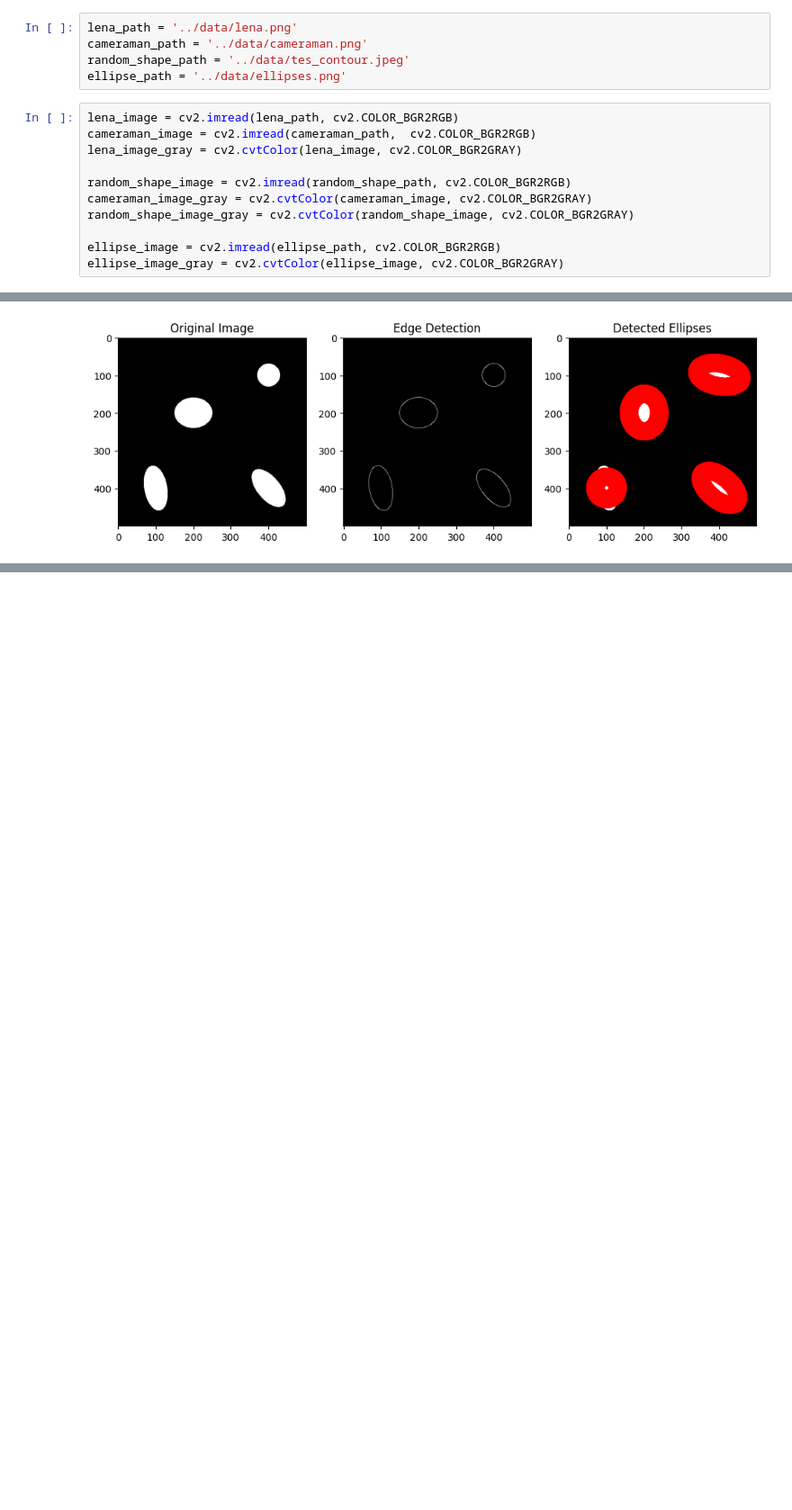
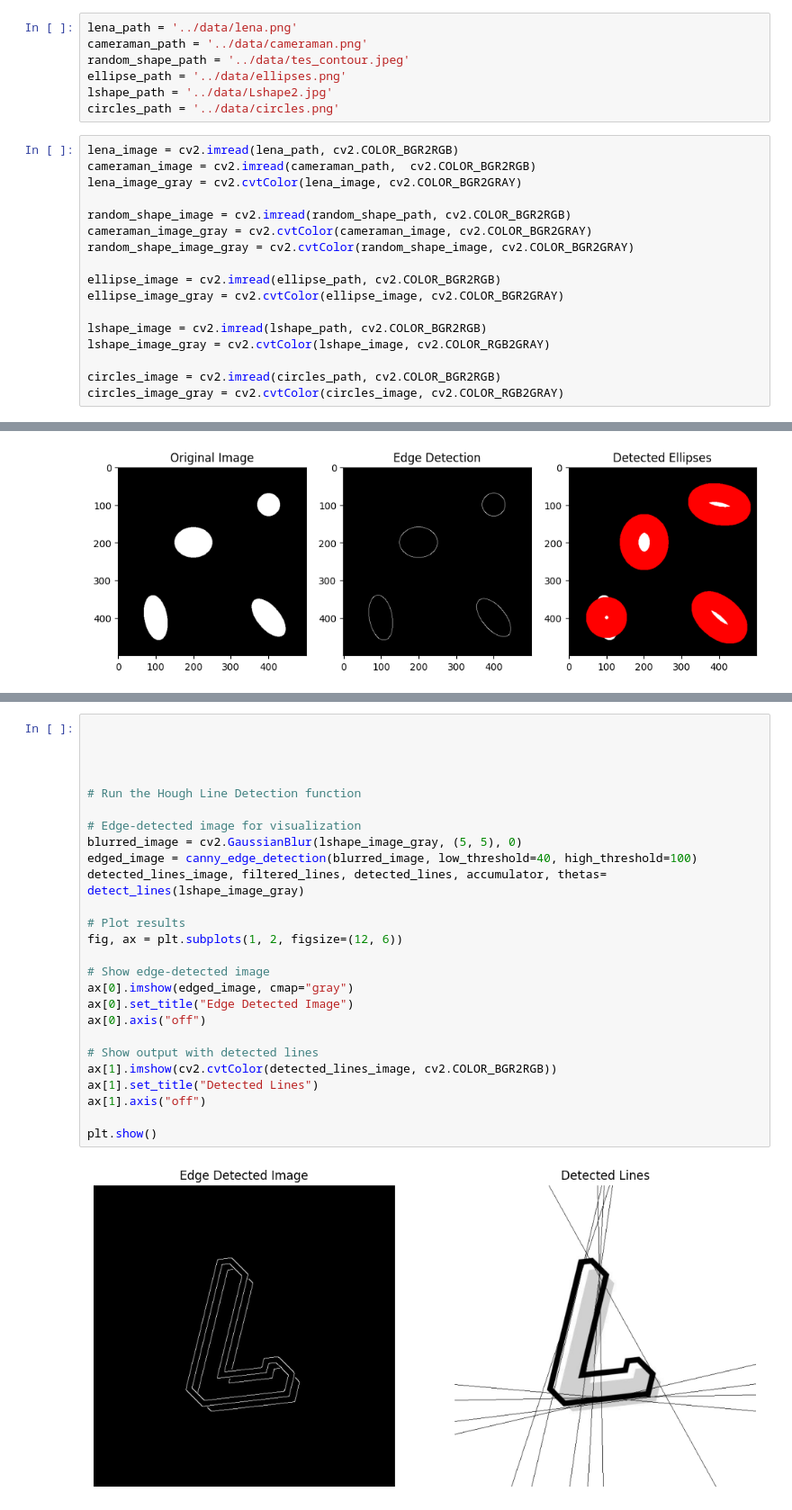
Before and after one commit to RawanAhmed444/VisionCraft-Interactive-Image-Processing-App, a Jupyter notebook: pyQt/src/testing_processors.ipynb, the cells around one changed output, grey strips where cells are left out. Shown at 90% size. Cells and saved outputs as stored; diff of their text form; blank space fills up the shorter version.

Commit message:
feat: implement Canny edge detection and refactor edge detection methods

```diff
--- a/pyQt/src/testing_processors.ipynb
+++ b/pyQt/src/testing_processors.ipynb
@@ -17,6 +17,8 @@ lena_path = '../data/lena.png'
 cameraman_path = '../data/cameraman.png'
 random_shape_path = '../data/tes_contour.jpeg'
 ellipse_path = '../data/ellipses.png'
+lshape_path = '../data/Lshape2.jpg'
+circles_path = '../data/circles.png'
 # %%
 lena_image = cv2.imread(lena_path, cv2.COLOR_BGR2RGB)
 cameraman_image = cv2.imread(cameraman_path,  cv2.COLOR_BGR2RGB)
@@ -28,6 +30,12 @@ random_shape_image_gray = cv2.cvtColor(random_shape_image, cv2.COLOR_BGR2GRAY)
 
 ellipse_image = cv2.imread(ellipse_path, cv2.COLOR_BGR2RGB)
 ellipse_image_gray = cv2.cvtColor(ellipse_image, cv2.COLOR_BGR2GRAY)
+
+lshape_image = cv2.imread(lshape_path, cv2.COLOR_BGR2RGB)
+lshape_image_gray = cv2.cvtColor(lshape_image, cv2.COLOR_RGB2GRAY)
+
+circles_image = cv2.imread(circles_path, cv2.COLOR_BGR2RGB)
+circles_image_gray = cv2.cvtColor(circles_image, cv2.COLOR_RGB2GRAY)
 # %% [markdown]
 Testing Frequency filters
 # %%
@@ -2365,0 +3031,28 @@ plt.show()
+# %%
+
+
+
+
+# Run the Hough Line Detection function
+
+# Edge-detected image for visualization
+blurred_image = cv2.GaussianBlur(lshape_image_gray, (5, 5), 0)
+edged_image = canny_edge_detection(blurred_image, low_threshold=40, high_threshold=100)
+detected_lines_image, filtered_lines, detected_lines, accumulator, thetas= detect_lines(lshape_image_gray)
+
+# Plot results
+fig, ax = plt.subplots(1, 2, figsize=(12, 6))
+
+# Show edge-detected image
+ax[0].imshow(edged_image, cmap="gray")
+ax[0].set_title("Edge Detected Image")
+ax[0].axis("off")
+
+# Show output with detected lines
+ax[1].imshow(cv2.cvtColor(detected_lines_image, cv2.COLOR_BGR2RGB))
+ax[1].set_title("Detected Lines")
+ax[1].axis("off")
+
+plt.show()
+# %% [output]
+[figure, added]
```
Also changed, not shown: parts of 20 cells of this notebook, 18 other files.
